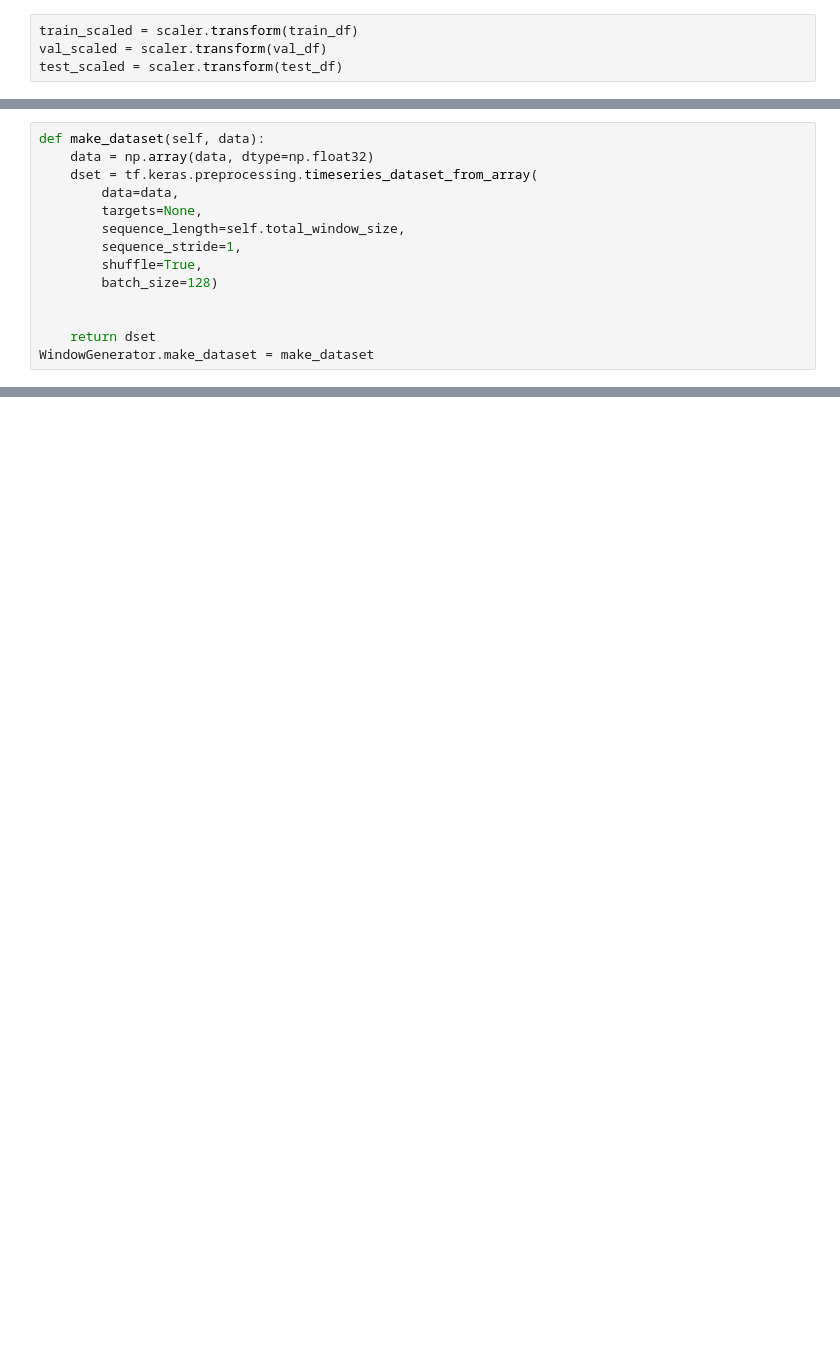
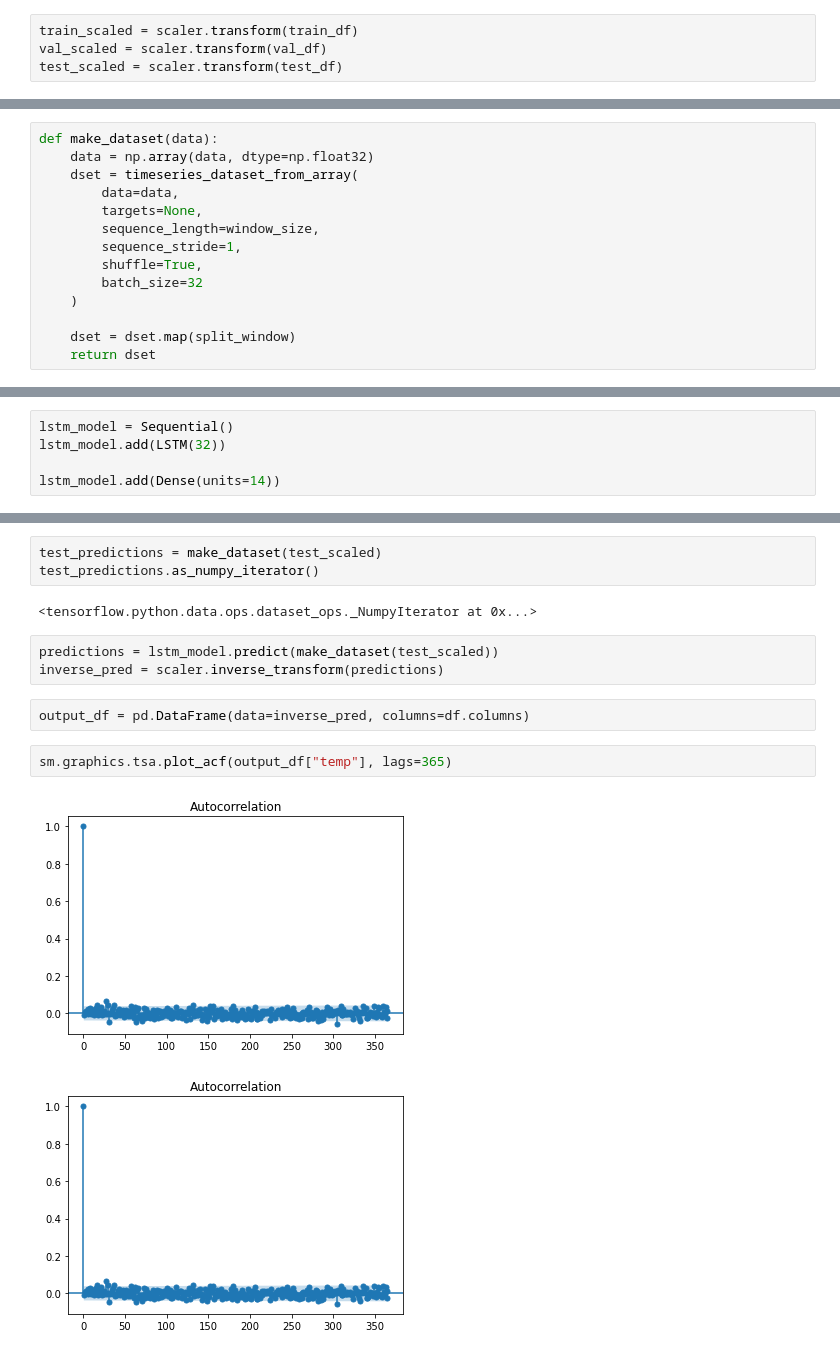
Before and after one commit to tward90/LSTM_Weather_Forecast, a Jupyter notebook: WeatherModelTrain.ipynb, the cells around one changed output, grey strips where cells are left out. Cells and saved outputs as stored; diff of their text form; blank space fills up the shorter version.

Commit message:
Added WeatherModelTrain

```diff
--- a/WeatherModelTrain.ipynb
+++ b/WeatherModelTrain.ipynb
@@ -131,14 +126,14 @@ WindowGenerator.split_window = split_window
 # %%
-def make_dataset(self, data):
+def make_dataset(data):
     data = np.array(data, dtype=np.float32)
-    dset = tf.keras.preprocessing.timeseries_dataset_from_array(
+    dset = timeseries_dataset_from_array(
         data=data,
         targets=None,
-        sequence_length=self.total_window_size,
+        sequence_length=window_size,
         sequence_stride=1,
         shuffle=True,
-        batch_size=128)
+        batch_size=32
+    )
 
-
+    dset = dset.map(split_window)
     return dset
-WindowGenerator.make_dataset = make_dataset
@@ -144,0 +205,5 @@ WindowGenerator.make_dataset = make_dataset
+# %%
+lstm_model = Sequential()
+lstm_model.add(LSTM(32))
+
+lstm_model.add(Dense(units=14))
@@ -144,0 +232,15 @@ WindowGenerator.make_dataset = make_dataset
+# %%
+test_predictions = make_dataset(test_scaled)
+test_predictions.as_numpy_iterator()
+# %% [output]
+<tensorflow.python.data.ops.dataset_ops._NumpyIterator at 0x...>
+# %%
+predictions = lstm_model.predict(make_dataset(test_scaled))
+inverse_pred = scaler.inverse_transform(predictions)
+# %%
+output_df = pd.DataFrame(data=inverse_pred, columns=df.columns)
+# %%
+sm.graphics.tsa.plot_acf(output_df["temp"], lags=365)
+# %% [output]
+[figure, added]
+[figure, added]
```
Also changed, not shown: parts of 25 cells of this notebook.
